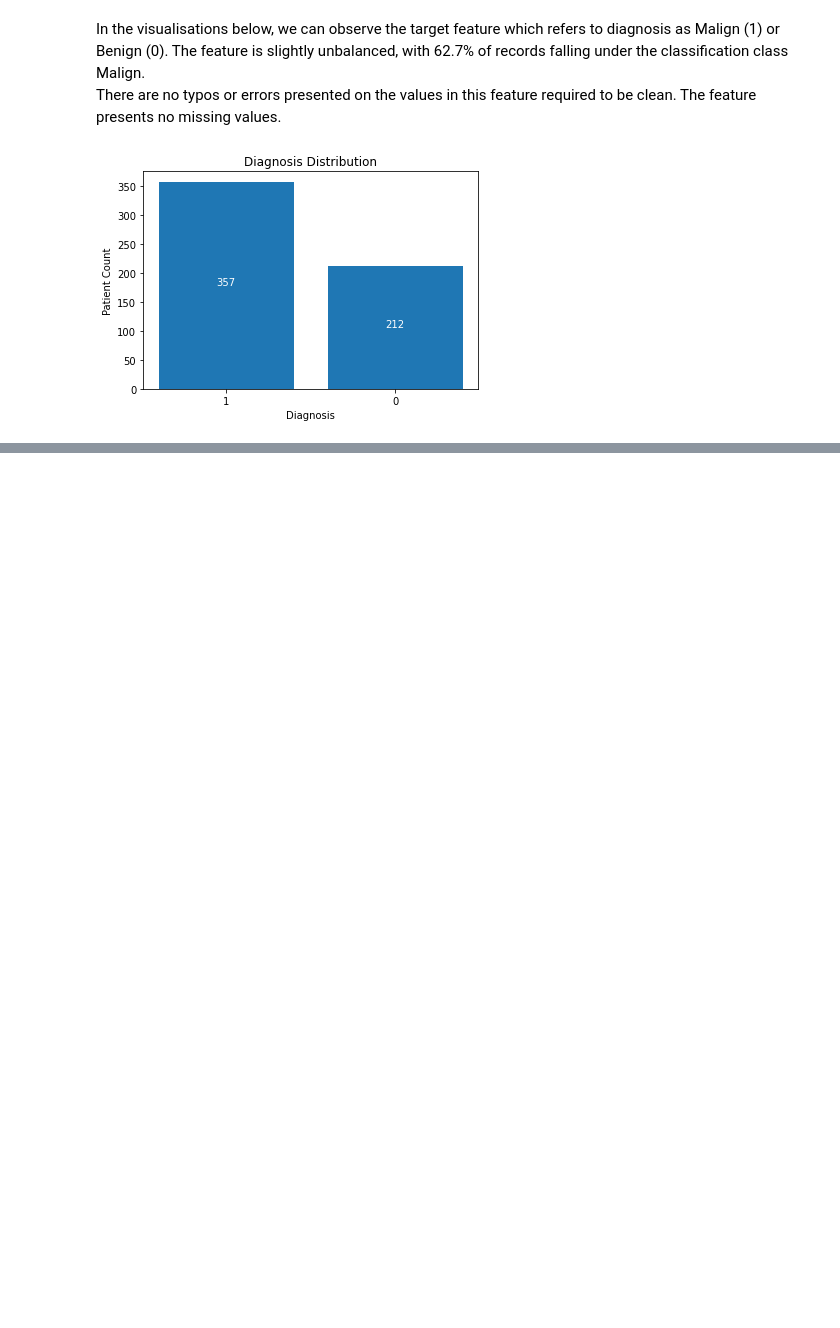
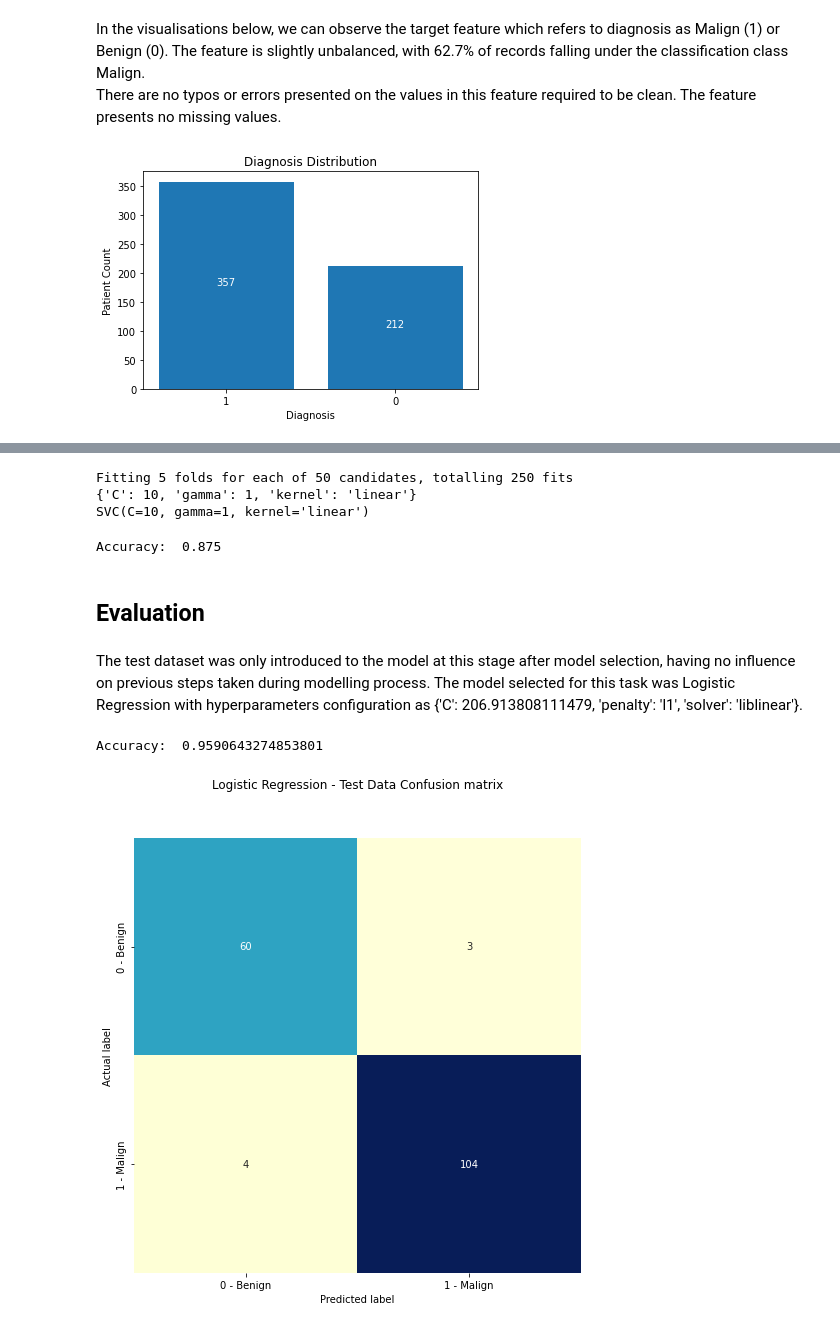
Before and after one commit to isaqueiros/breastCancer-predictions-analysis, a Jupyter notebook: Breast Cancer Analysis.ipynb, the cells around one changed output, grey strips where cells are left out. Drawn from its saved outputs; the diff is of its cells as text; code cells hidden in the pictures; blank space fills up the shorter version.

```diff
--- a/Breast Cancer Analysis.ipynb
+++ b/Breast Cancer Analysis.ipynb
@@ -111,0 +246,11 @@ plt.show()
+# %%
+rf_hyperparameters = {'n_estimators': [25, 50, 100, 150],
+              'max_features': ['sqrt', 'log2', None],
+              'max_depth': [3, 6, 9],
+              'max_leaf_nodes': [3, 6, 9], }
+
+rf_grid = GridSearchCV(RandomForestClassifier(), rf_hyperparameters, refit=True, verbose=1)
+rf_grid.fit(train_data, train_labels)
+
+print(rf_grid.best_params_)
+print(rf_grid.best_estimator_)
@@ -111,0 +270,10 @@ plt.show()
+# %%
+lr_hyperparameters = [{'penalty':['l1','l2','none'],
+                       'C' : np.logspace(-4,4,20),
+                       'solver': ['lbfgs','newton-cg','liblinear']}]
+
+lr_grid = GridSearchCV(LogisticRegression(), lr_hyperparameters, refit=True, verbose=1)
+lr_grid.fit(train_data, train_labels)
+
+print(lr_grid.best_params_)
+print(lr_grid.best_estimator_)
@@ -111,0 +318,48 @@ plt.show()
+# %%
+svm_hyperparameters = {'C':[0.001,0.01,0.1,1,10],
+             'gamma': [1,0.1,0.01,0.001,0.0001],
+             'kernel':['linear', 'rbf']}
+
+# Apply Grid Search
+svm_grid = GridSearchCV(svm.SVC(), svm_hyperparameters, refit=True, verbose=1)
+svm_grid.fit(train_data, train_labels)
+
+print(svm_grid.best_params_)
+print(svm_grid.best_estimator_)
+# %% [output]
+Fitting 5 folds for each of 50 candidates, totalling 250 fits
+{'C': 10, 'gamma': 1, 'kernel': 'linear'}
+SVC(C=10, gamma=1, kernel='linear')
+# %%
+svm_grid_predictions = svm_grid.predict(validation_data)
+svm_grid_accuracy = accuracy_score(validation_labels, svm_grid_predictions)
+print('Accuracy: ', svm_grid_accuracy)
+# %% [output]
+Accuracy:  0.875
+# %% [markdown]
+## Evaluation
+# %% [markdown]
+The test dataset was only introduced to the model at this stage after model selection, having no influence on previous steps taken during modelling process. The model selected for this task was Logistic Regression with hyperparameters configuration as {'C': 206.913808111479, 'penalty': 'l1', 'solver': 'liblinear'}.
+# %%
+lr_grid_final_predictions = lr_grid.predict(test_data)
+lr_grid_final_accuracy = accuracy_score(test_labels, lr_grid_final_predictions)
+
+print('Accuracy: ', lr_grid_final_accuracy)
+# %% [output]
+Accuracy:  0.9590643274853801
+# %%
+# Create confusion matrix
+lr_predictions_matrix = confusion_matrix(test_labels,lr_grid_final_predictions)
+
+class_names = ['0 - Benign', '1 - Malign']
+fig, ax = plt.subplots(figsize=(8, 8))
+
+sns.heatmap(pd.DataFrame(lr_predictions_matrix), annot=True, cmap="YlGnBu", fmt='g', ax=ax,
+                xticklabels=class_names, yticklabels=class_names, cbar=False)
+ax.set_xlabel('Predicted label')
+ax.set_ylabel('Actual label')
+plt.title('Logistic Regression - Test Data Confusion matrix', y=1.1)
+
+plt.show()
+# %% [output]
+[figure, added]
```
Also changed, not shown: parts of 30 cells of this notebook.
